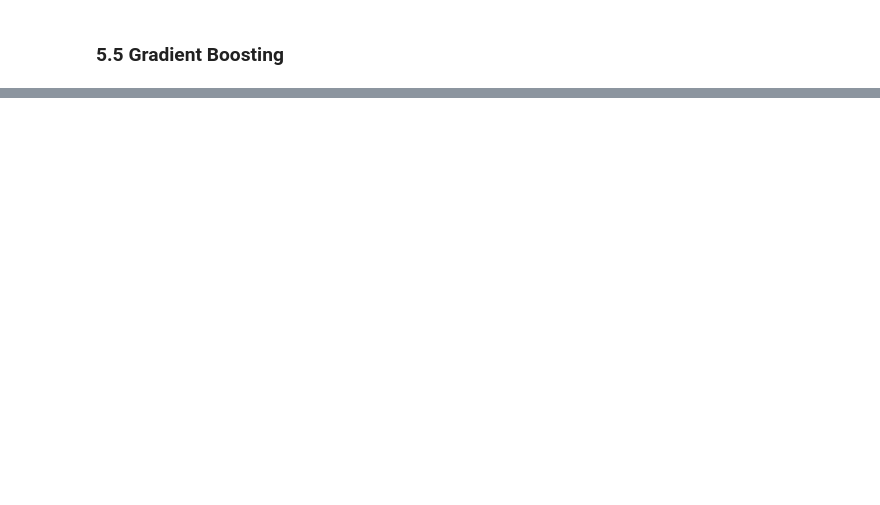
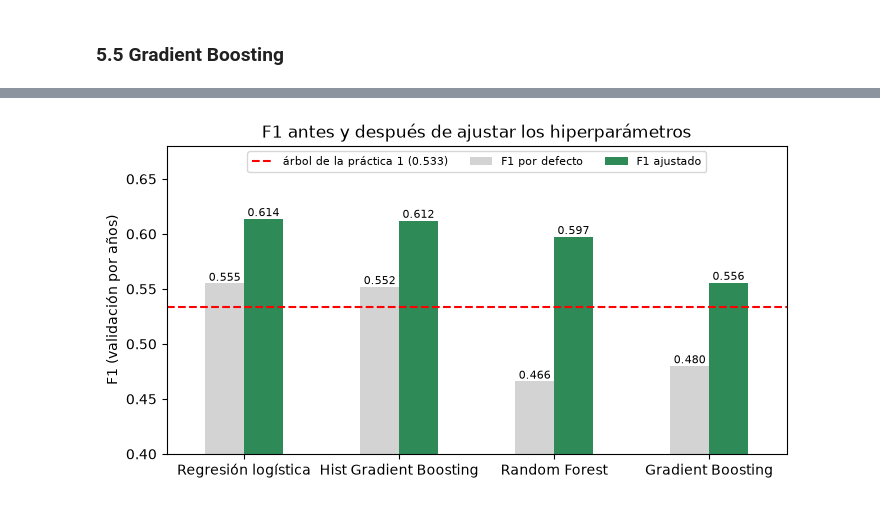
Before and after one commit to asoltiz28/data-mining-2026, a Jupyter notebook: practica-02/Práctica 2 - Aprendizaje y selección de modelos.ipynb, the cells around one changed output, grey strips where cells are left out. Cells and saved outputs as stored; diff of their text form; code cells hidden in the pictures; blank space fills up the shorter version.

```diff
--- a/practica-02/Práctica 2 - Aprendizaje y selección de modelos.ipynb
+++ b/practica-02/Práctica 2 - Aprendizaje y selección de modelos.ipynb
@@ -521,0 +721,24 @@ busqueda_gb = buscar(modelos['Gradient Boosting'], rejilla_gb, n_jobs=4)
+# %%
+# 5.6 Tabla resumen: por defecto (sección 4) frente a ajustado (GridSearchCV)
+busquedas = {
+    'Regresión logística': busqueda_lr,
+    'Hist Gradient Boosting': busqueda_hgb,
+    'Random Forest': busqueda_rf,
+    'Gradient Boosting': busqueda_gb,
+}
+
+filas = {}
+for nombre, busqueda in busquedas.items():
+    mejor = busqueda.best_index_   # fila de cv_results_ con la mejor combinación
+    filas[nombre] = {
+        'F1 por defecto': tabla_base.loc[nombre, 'f1'],
+        'F1 ajustado': busqueda.best_score_,
+        'mejora': busqueda.best_score_ - tabla_base.loc[nombre, 'f1'],
+        'desviación': busqueda.cv_results_['std_test_score'][mejor],
+        'F1 entrenamiento': busqueda.cv_results_['mean_train_score'][mejor],
+        # quitar el prefijo 'modelo__' para que se lea mejor
+        'mejores parámetros': {k.replace('modelo__', ''): v for k, v in busqueda.best_params_.items()},
+    }
+
+tabla_ajuste = pd.DataFrame.from_dict(filas, orient='index').sort_values('F1 ajustado', ascending=False)
+tabla_ajuste.round(3)
@@ -521,0 +751,20 @@ busqueda_gb = buscar(modelos['Gradient Boosting'], rejilla_gb, n_jobs=4)
+# %%
+# Gráfica: F1 por defecto frente a F1 ajustado de cada modelo
+import matplotlib.pyplot as plt
+
+ax = tabla_ajuste[['F1 por defecto', 'F1 ajustado']].plot(
+    kind='bar', color=['lightgray', 'seagreen'], figsize=(8, 4), rot=0)
+ax.axhline(f1_anios.mean(), color='red', linestyle='--',
+           label=f'árbol de la práctica 1 ({f1_anios.mean():.3f})')
+
+# escribir el valor encima de cada barra
+for barras in ax.containers:
+    ax.bar_label(barras, fmt='%.3f', fontsize=8)
+
+ax.set_ylim(0.4, 0.68)
+ax.set_ylabel('F1 (validación por años)')
+ax.set_title('F1 antes y después de ajustar los hiperparámetros')
+ax.legend(loc='upper center', ncol=3, fontsize=8)
+plt.show()
+# %% [output]
+[figure, added]
```
Also changed, not shown: parts of 32 cells of this notebook.
